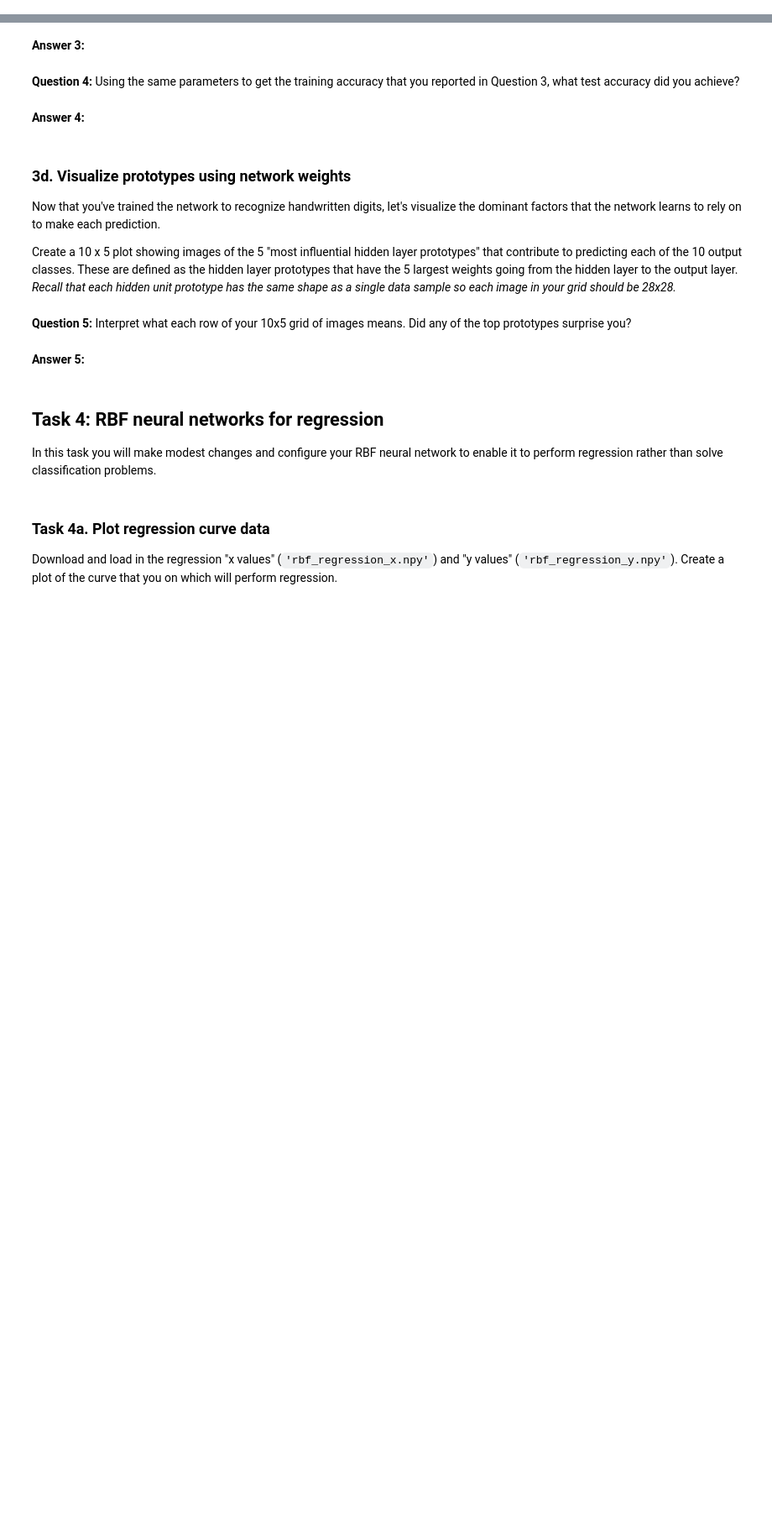
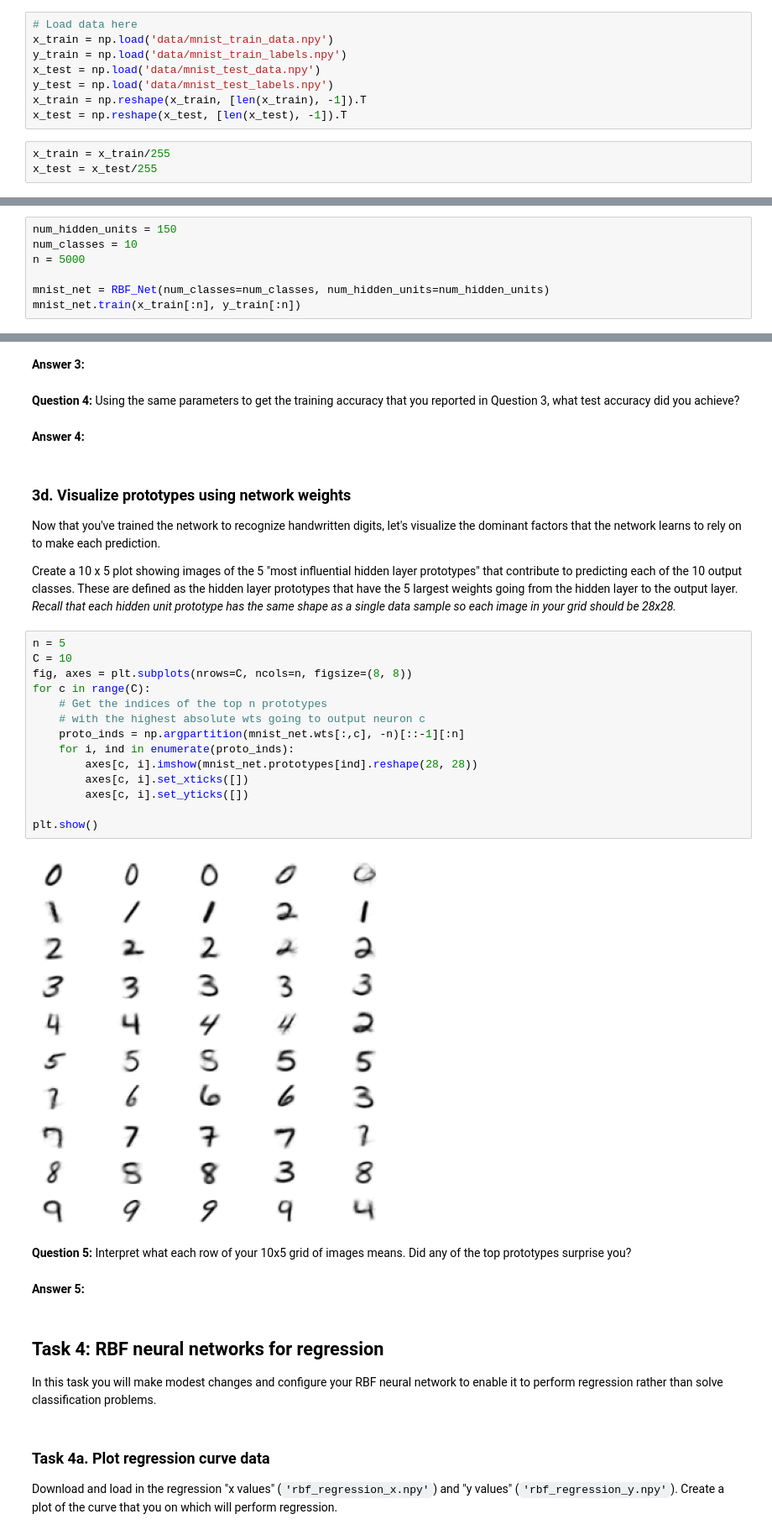
Before and after one commit to mattjax16/cs251, a Jupyter notebook: project7/rbf.ipynb, the cells around one changed output, grey strips where cells are left out. Shown: that part at 84% size. Cells and saved outputs as stored; diff of their text form; blank space fills up the shorter version.

```diff
--- a/project7/rbf.ipynb
+++ b/project7/rbf.ipynb
@@ -337,0 +463,11 @@ Train a RBF network on MNIST. **Your goal is to get >=90% accuracy on both train
+# %%
+# Load data here
+x_train = np.load('data/mnist_train_data.npy')
+y_train = np.load('data/mnist_train_labels.npy')
+x_test = np.load('data/mnist_test_data.npy')
+y_test = np.load('data/mnist_test_labels.npy')
+x_train = np.reshape(x_train, [len(x_train), -1]).T
+x_test = np.reshape(x_test, [len(x_test), -1]).T
+# %%
+x_train = x_train/255
+x_test = x_test/255
@@ -337,0 +491,7 @@ Train a RBF network on MNIST. **Your goal is to get >=90% accuracy on both train
+# %%
+num_hidden_units = 150
+num_classes = 10
+n = 5000
+
+mnist_net = RBF_Net(num_classes=num_classes, num_hidden_units=num_hidden_units)
+mnist_net.train(x_train[:n], y_train[:n])
@@ -365,6 +541,22 @@ for i in range(rows):
 Now that you've trained the network to recognize handwritten digits, let's visualize the dominant factors that the network learns to rely on to make each prediction.
 
 Create a 10 x 5 plot showing images of the 5 "most influential hidden layer prototypes" that contribute to predicting each of the 10 output classes. These are defined as the hidden layer prototypes that have the 5 largest weights going from the hidden layer to the output layer. *Recall that each hidden unit prototype has the same shape as a single data sample so each image in your grid should be 28x28.*
+# %%
+n = 5
+C = 10
+fig, axes = plt.subplots(nrows=C, ncols=n, figsize=(8, 8))
+for c in range(C):
+    # Get the indices of the top n prototypes
+    # with the highest absolute wts going to output neuron c
+    proto_inds = np.argpartition(mnist_net.wts[:,c], -n)[::-1][:n]
+    for i, ind in enumerate(proto_inds):
+        axes[c, i].imshow(mnist_net.prototypes[ind].reshape(28, 28))
+        axes[c, i].set_xticks([])
+        axes[c, i].set_yticks([])
+
+plt.show()
+# %% [output]
+[figure, added]
 # %% [markdown]
 **Question 5:** Interpret what each row of your 10x5 grid of images means. Did any of the top prototypes surprise you?
 # %% [markdown]
```
Also changed, not shown: parts of 32 cells of this notebook, 4 other files.
